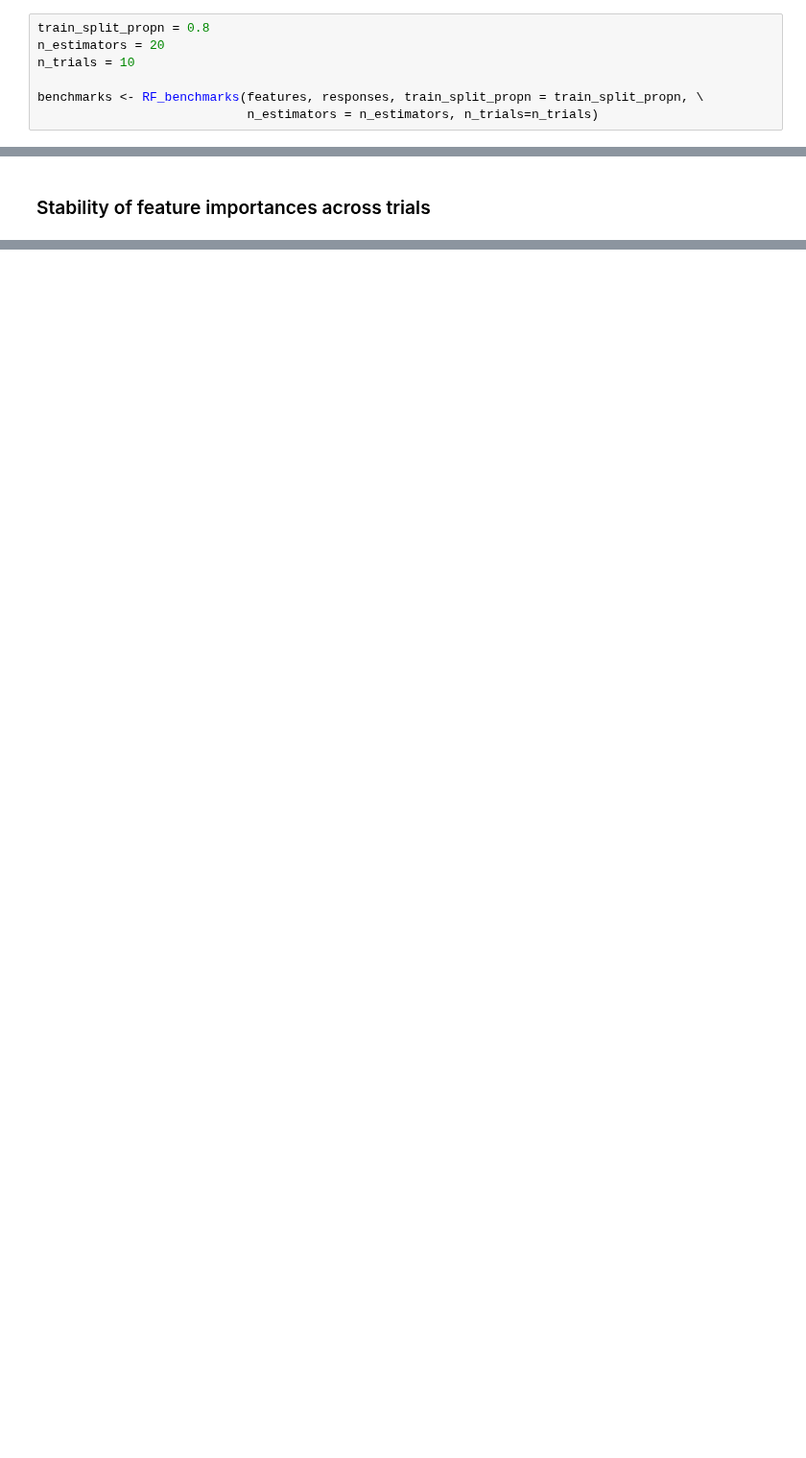
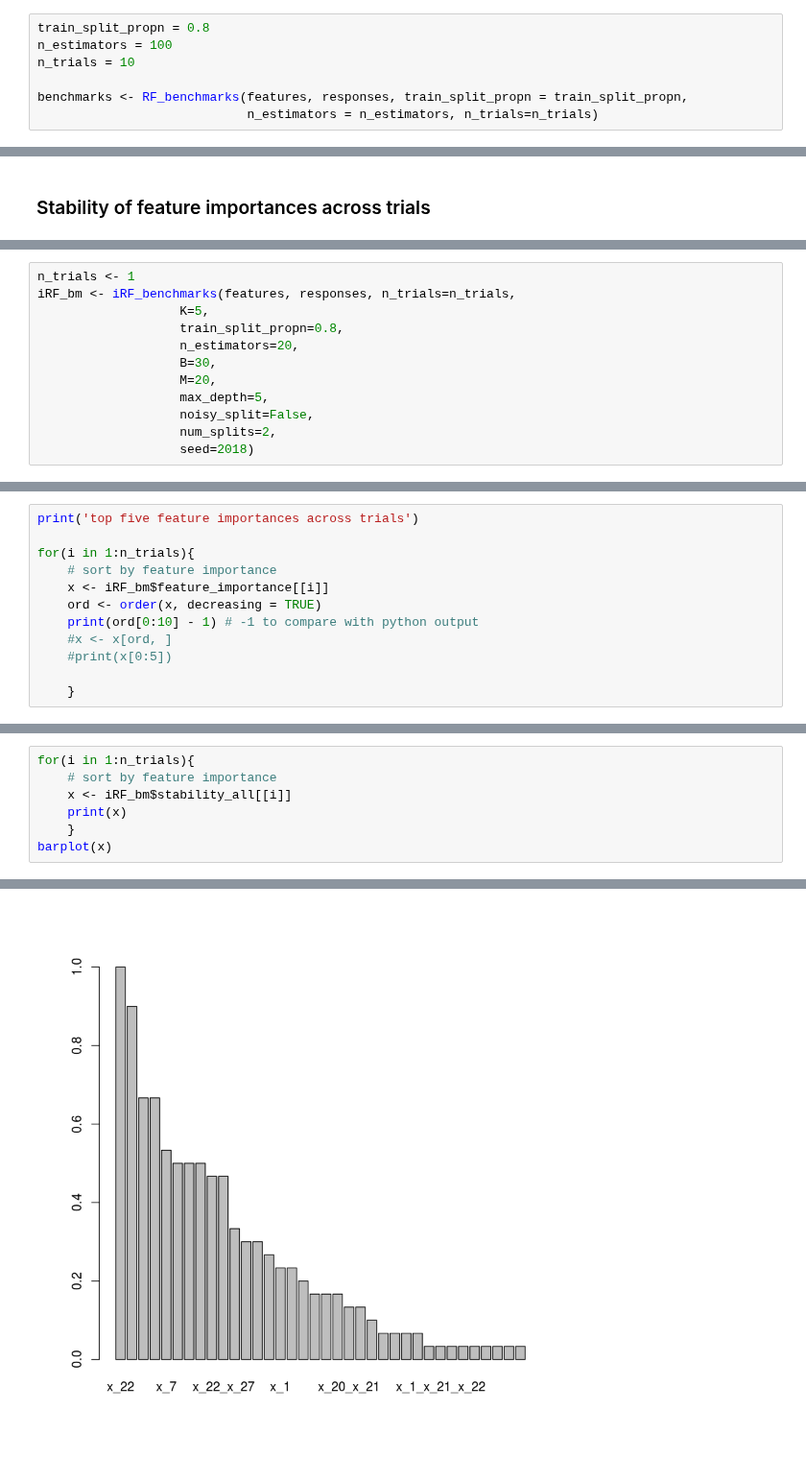
Before and after one commit to Yu-Group/scikit-learn-sandbox, a Jupyter notebook: jupyter/27B_exploring_RF_R_implementation.ipynb, the cells around one changed output, grey strips where cells are left out. Shown at 96% size. Drawn from its saved outputs; the diff is of its cells as text; blank space fills up the shorter version.

Commit message:
iRF benchmarks for R

```diff
--- a/jupyter/27B_exploring_RF_R_implementation.ipynb
+++ b/jupyter/27B_exploring_RF_R_implementation.ipynb
@@ -52,10 +81,10 @@ responses <- as.factor(splice.data$y)
 ## Call function to run benchmarks
 # %%
 train_split_propn = 0.8
-n_estimators = 20
+n_estimators = 100
 n_trials = 10
 
-benchmarks <- RF_benchmarks(features, responses, train_split_propn = train_split_propn, \
+benchmarks <- RF_benchmarks(features, responses, train_split_propn = train_split_propn,
                             n_estimators = n_estimators, n_trials=n_trials)
 # %% [markdown]
 ## Lets look at the results
@@ -120,0 +152,12 @@ for(i in 1:n_trials){
+# %%
+n_trials <- 1
+iRF_bm <- iRF_benchmarks(features, responses, n_trials=n_trials,
+                   K=5,
+                   train_split_propn=0.8,
+                   n_estimators=20,
+                   B=30,
+                   M=20,
+                   max_depth=5,
+                   noisy_split=False,
+                   num_splits=2,
+                   seed=2018)
@@ -120,0 +198,12 @@ for(i in 1:n_trials){
+# %%
+print('top five feature importances across trials')
+
+for(i in 1:n_trials){
+    # sort by feature importance
+    x <- iRF_bm$feature_importance[[i]]
+    ord <- order(x, decreasing = TRUE)
+    print(ord[0:10] - 1) # -1 to compare with python output
+    #x <- x[ord, ]
+    #print(x[0:5])
+
+    }
@@ -120,0 +215,8 @@ for(i in 1:n_trials){
+# %%
+for(i in 1:n_trials){
+    # sort by feature importance
+    x <- iRF_bm$stability_all[[i]]
+    print(x)
+    }
+barplot(x)
+# %% [output]
@@ -120,0 +241 @@ for(i in 1:n_trials){
+[figure, added]
```
Also changed, not shown: parts of 15 cells of this notebook, 4 other files.
